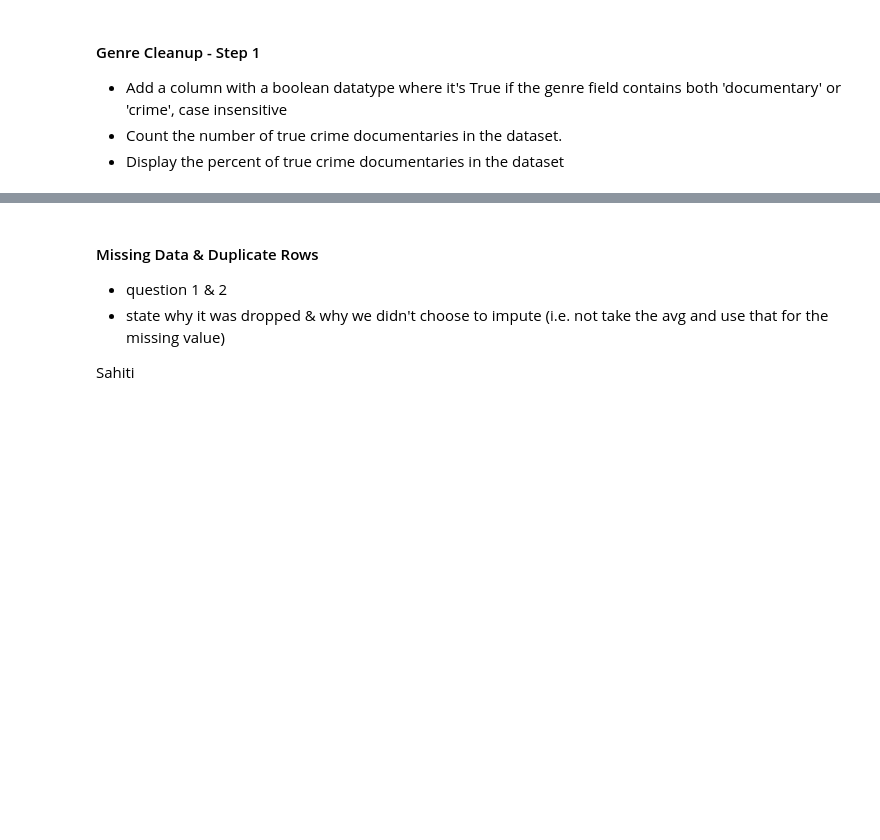
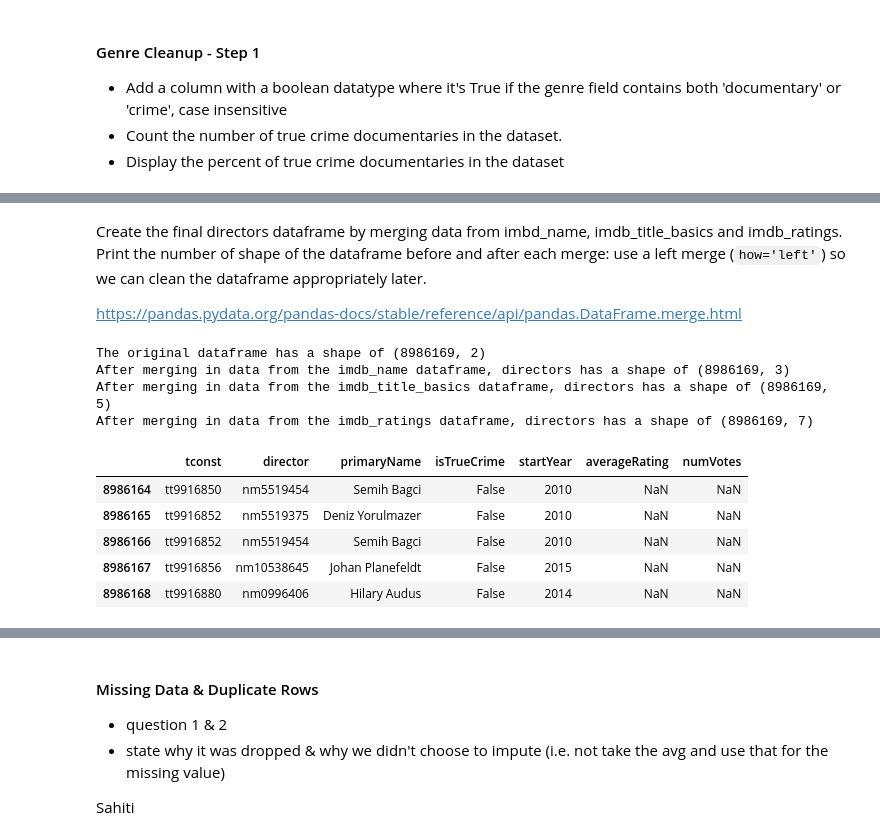
Before and after one commit to robords/NU_MS_EDA_Project, a Jupyter notebook: EDA_Project_Group_4.ipynb, the cells around one changed output, grey strips where cells are left out. Saved outputs shown, nothing was run; the diff lists cells and outputs as text; code cells hidden in the pictures; blank space fills up the shorter version.

Commit message:
created the 'directors' dataframe so we can answer questions around whether the director has an impact on popularity

```diff
--- a/EDA_Project_Group_4.ipynb
+++ b/EDA_Project_Group_4.ipynb
@@ -292,7 +302,7 @@ _Notes:_
 * Display the percent of true crime documentaries in the dataset
 # %%
 ## Add a column "IsTrueCrime"
-imdb_title_basics['IsTrueCrime'] = (imdb_title_basics.genres.str.contains('crime',
+imdb_title_basics['isTrueCrime'] = (imdb_title_basics.genres.str.contains('crime',
                 flags=re.IGNORECASE, na=False)) & (imdb_title_basics.genres.str.contains('documentary',
                 flags=re.IGNORECASE, na=False))
 # %%
@@ -321,0 +353,8 @@ display(imdb_crew.directors[7610473].split(","))
+# %%
+#Convert the directors column, which is currently a string object, to a list and assign the result to a new column
+print(type(imdb_crew.directors[0])) #confirm the type of the directors column
+
+imdb_crew['directors_list'] = imdb_crew['directors'].str.split(',')
+# split the directors string into a list and create a new column from it
+
+display(imdb_crew.tail())
@@ -321,0 +371,10 @@ display(imdb_crew.directors[7610473].split(","))
+# %%
+directors = imdb_crew.explode('directors_list').drop(columns=['directors', 'writers'], inplace=False)
+# https://pandas.pydata.org/pandas-docs/stable/reference/api/pandas.DataFrame.explode.html
+# this will create a new dataframe where each row is an individual director.  We drop the directors and
+# writers columns
+
+directors.rename(columns={"directors_list": "director"}, inplace = True)
+# rename the directors_list column to "director" since it's no longer a list
+
+display(directors.tail())
@@ -322,2 +388,33 @@ display(imdb_crew.directors[7610473].split(","))
+# %% [markdown]
+Create the final directors dataframe by merging data from imbd_name, imdb_title_basics and imdb_ratings.  Print the number of shape of the dataframe before and after each merge: use a left merge (`how='left'`) so we can clean the dataframe appropriately later.
+
+https://pandas.pydata.org/pandas-docs/stable/reference/api/pandas.DataFrame.merge.html
+# %%
+print(f'The original dataframe has a shape of {directors.shape}')
+
+# Merge in the director's name and drop the redundant nconst field
+directors = pd.merge(directors, imdb_name[['nconst','primaryName']], left_on = 'director', right_on = 'nconst', how='left').drop(columns=['nconst'], inplace = False)
+print(f'After merging in data from the imdb_name dataframe, directors has a shape of {directors.shape}')
+
+# Merge in the IsTrueCrime field
+directors = pd.merge(directors, imdb_title_basics[['tconst','isTrueCrime', 'startYear']], on = 'tconst', how='left')
+print(f'After merging in data from the imdb_title_basics dataframe, directors has a shape of {directors.shape}')
+
+# Merge in the averageRating and numVotes fields
+directors = pd.merge(directors, imdb_ratings[['tconst','averageRating', 'numVotes']], on = 'tconst', how='left')
+print(f'After merging in data from the imdb_ratings dataframe, directors has a shape of {directors.shape}')
+
+display(directors.tail())
+# %% [output]
+The original dataframe has a shape of (8986169, 2)
+After merging in data from the imdb_name dataframe, directors has a shape of (8986169, 3)
+After merging in data from the imdb_title_basics dataframe, directors has a shape of (8986169, 5)
+After merging in data from the imdb_ratings dataframe, directors has a shape of (8986169, 7)
+|  | tconst | director | primaryName | isTrueCrime | startYear | averageRating | numVotes |
+| 8986164 | tt9916850 | nm5519454 | Semih Bagci | False | 2010 | NaN | NaN |
+| 8986165 | tt9916852 | nm5519375 | Deniz Yorulmazer | False | 2010 | NaN | NaN |
+| 8986166 | tt9916852 | nm5519454 | Semih Bagci | False | 2010 | NaN | NaN |
+| 8986167 | tt9916856 | nm10538645 | Johan Planefeldt | False | 2015 | NaN | NaN |
+| 8986168 | tt9916880 | nm0996406 | Hilary Audus | False | 2014 | NaN | NaN |
 # %% [markdown]
 #### Merge Data - Step 2
```
Also changed, not shown: parts of 16 cells of this notebook.
